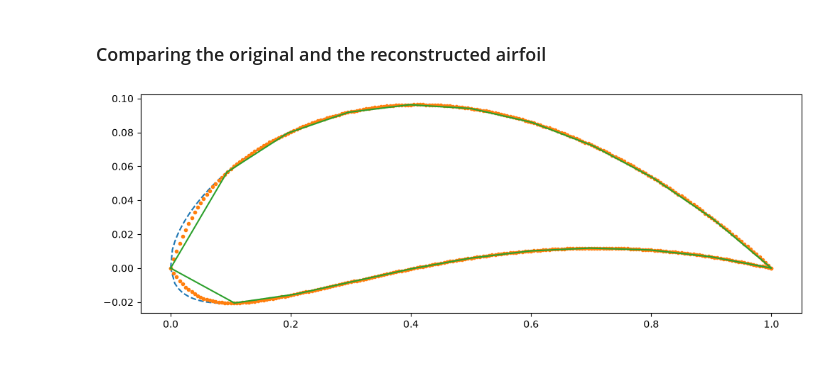
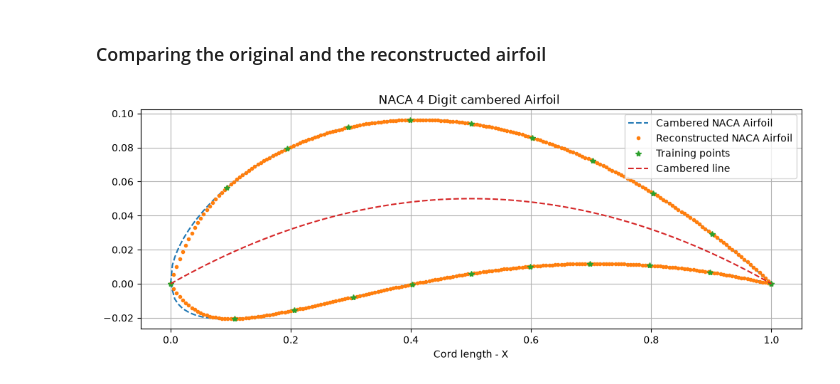
Before and after one commit to Aathi2165/AE801_2026, a Jupyter notebook: SCI_COMP/NACA_Airfoil_approximation.ipynb, the cells around one changed output. Saved outputs shown, nothing was run; the diff lists cells and outputs as text; code cells hidden in the pictures.

```diff
--- a/SCI_COMP/NACA_Airfoil_approximation.ipynb
+++ b/SCI_COMP/NACA_Airfoil_approximation.ipynb
@@ -231,9 +241,15 @@ RMS Error % =  0.11221158722540663
 ### Comparing the original and the reconstructed airfoil
 # %%
 mp.figure(figsize=(12, 4))
-mp.plot(X,Y, '--')
-mp.plot(X_a,Y_a,'.')
-mp.plot(X_test,Y_test)
+mp.plot(X,Y, '--',label = 'Cambered NACA Airfoil')
+mp.plot(X_a,Y_a,'.',label = 'Reconstructed NACA Airfoil')
+mp.plot(X_test,Y_test,'*',label = 'Training points')
+mp.plot(x,y_c,'--',label = 'Cambered line')
+mp.title('NACA 4 Digit cambered Airfoil ')
+mp.xlabel('Cord length - X')
+mp.legend()
+mp.grid()
 mp.show()
+mp.show()
 # %% [output]
-[figure, old version]
+[figure, new version]
```
Also changed, not shown: parts of 4 cells of this notebook.
